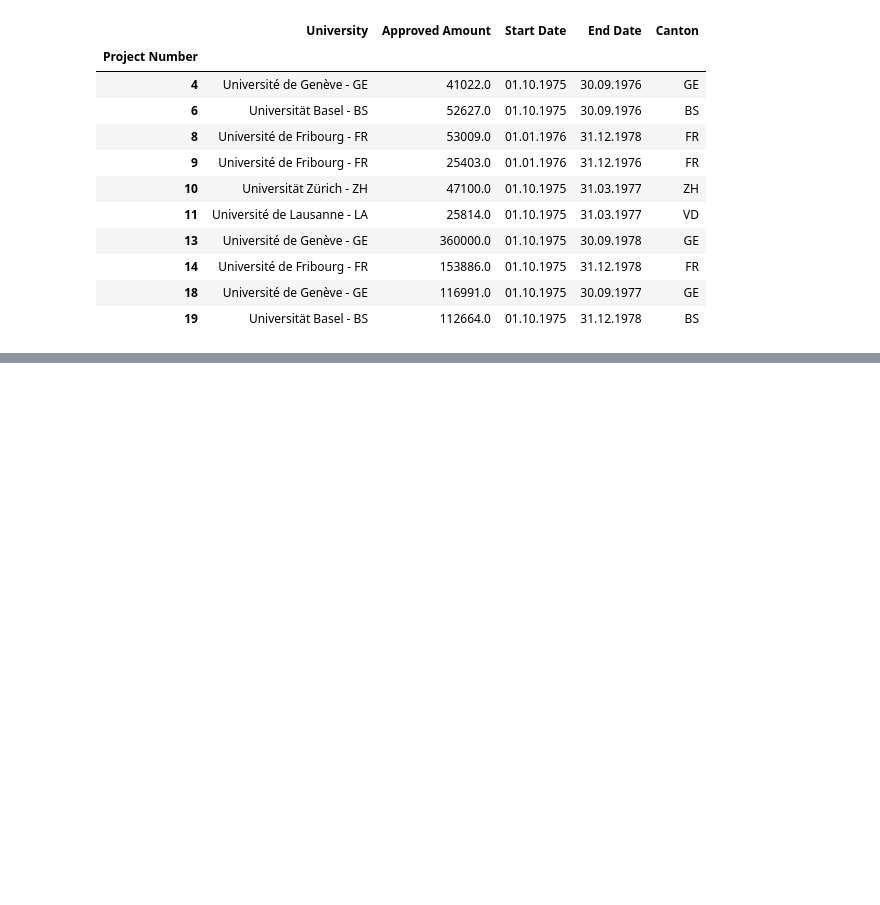
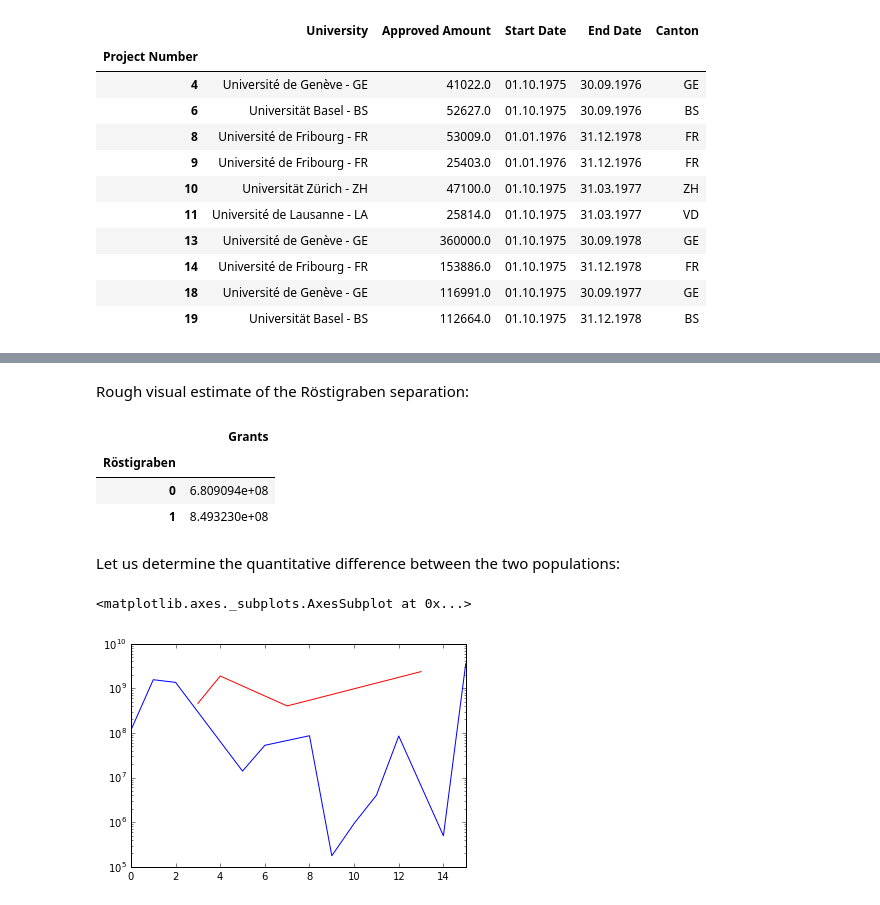
Before and after one commit to Bondzio/ADA_hw2016, a Jupyter notebook: 03 - Interactive Viz/InteractiveVisualization.ipynb, the cells around one changed output, grey strips where cells are left out. Drawn from its saved outputs; the diff is of its cells as text; code cells hidden in the pictures; blank space fills up the shorter version.

Commit message:
prepared t-test for röstigraben

```diff
--- a/03 - Interactive Viz/InteractiveVisualization.ipynb
+++ b/03 - Interactive Viz/InteractiveVisualization.ipynb
@@ -373,0 +404,16 @@ We proceed now with the construction of the choropleth map with **Folium**. At f
+# %%
+french = ['GE','VD','FR','JU','NE','VS']
+rostigraben = []
+for canton in dataset.index:
+    if canton in french:
+        rostigraben.append(1)
+    else:
+        rostigraben.append(0)
+# %%
+grants = []
+for canton in dataset.index:
+    grants.append(dataset[canton])
+# %%
+database = pd.DataFrame({'Canton' : dataset.index, 'Grants' : grants, 'Röstigraben' : rostigraben})
+database = database.drop(16,axis=0)
+database
@@ -373,0 +438,34 @@ We proceed now with the construction of the choropleth map with **Folium**. At f
+# %% [markdown]
+Rough visual estimate of the Röstigraben separation:
+# %%
+grouped = database.groupby('Röstigraben')
+# group and normalize by the number of Cantons in each group
+SUM = grouped.sum()
+SUM.loc[0] = SUM.loc[0]/10.0
+SUM.loc[1] = SUM.loc[1]/6.0
+SUM
+# %% [output]
+|  | Grants |
+| Röstigraben |  |
+| 0 | 6.809094e+08 |
+| 1 | 8.493230e+08 |
+# %% [markdown]
+Let us determine the quantitative difference between the two populations:
+# %%
+# identify the two populations
+x = database[database.Röstigraben==0].Grants
+y = database[database.Röstigraben==1].Grants
+n = len(x) # German area (East of the line)
+m = len(y) # French area (West of the line)
+# compute the sample averages
+xn = x.sum()/n
+ym = y.sum()/m
+# %%
+# visualize the distribution
+import matplotlib as plt
+%matplotlib inline
+ax = x.plot(logy=1,color='blue')
+y.plot(logy=1,color='red',ax=ax)
+# %% [output]
+<matplotlib.axes._subplots.AxesSubplot at 0x...>
+[figure, added]
```
Also changed, not shown: parts of 10 cells of this notebook.
